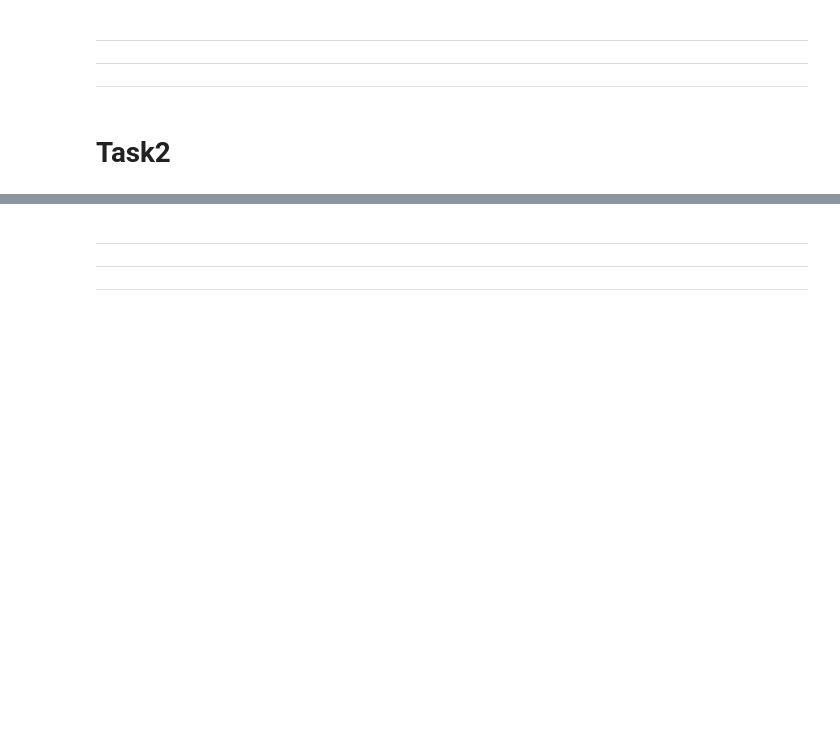
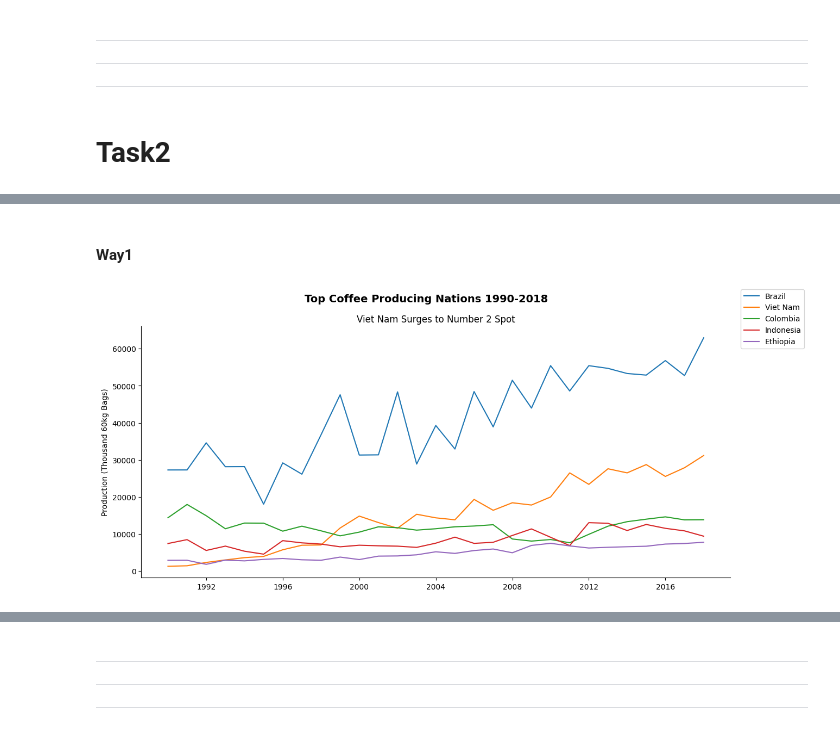
Before and after one commit to Mayar9/Global_Coffee_Market, a Jupyter notebook: Analyzing_Global_Coffee.ipynb, the cells around one changed output, grey strips where cells are left out. Saved outputs shown, nothing was run; the diff lists cells and outputs as text; code cells hidden in the pictures; blank space fills up the shorter version.

```diff
--- a/Analyzing_Global_Coffee.ipynb
+++ b/Analyzing_Global_Coffee.ipynb
@@ -18,0 +160,29 @@ import matplotlib.pyplot as plt
+# %% [markdown]
+#### Way1
+# %%
+top5_producers_df = coffee_T[coffee_T.sum().sort_values(ascending=False)[:5].index]
+top5_producers_df.index = top5_producers_df.index.astype('datetime64[ns]')
+top5_producers_df
+
+fig, ax = plt.subplots(figsize=(14,6))
+
+ax.plot(top5_producers_df.index, top5_producers_df['Brazil'], )
+ax.plot(top5_producers_df.index, top5_producers_df['Viet Nam'], )
+ax.plot(top5_producers_df.index, top5_producers_df['Colombia'],)
+ax.plot(top5_producers_df.index, top5_producers_df['Indonesia'], )
+ax.plot(top5_producers_df.index, top5_producers_df['Ethiopia'],)
+
+
+ax.set_title("Viet Nam Surges to Number 2 Spot")
+ax.set_ylabel("Production (Thousand 60kg Bags)")
+fig.suptitle("Top Coffee Producing Nations 1990-2018", fontweight='bold', fontsize=14)
+
+
+ax.spines[['top', 'right']].set_visible(False)
+# ax.xaxis.set_tick_params(rotation=45)
+
+
+fig.legend(top5_producers_df.columns)
+plt.show()
+# %% [output]
+[figure, added]
```
Also changed, not shown: parts of 18 cells of this notebook.
